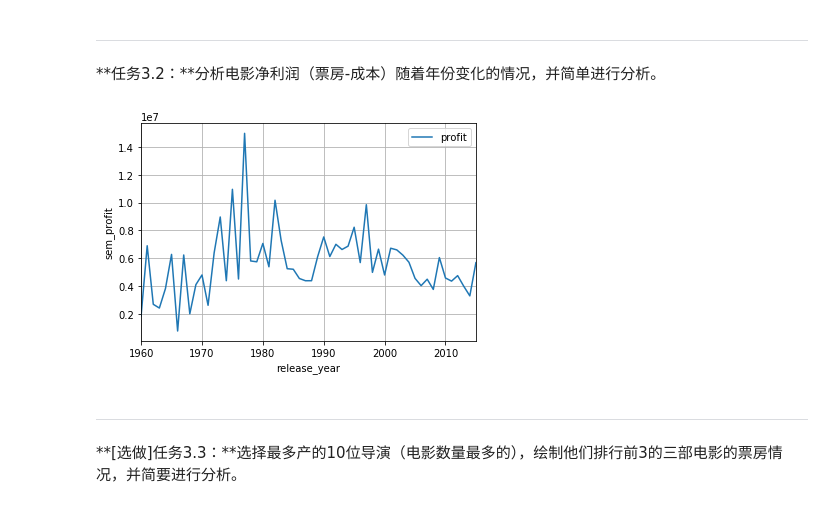
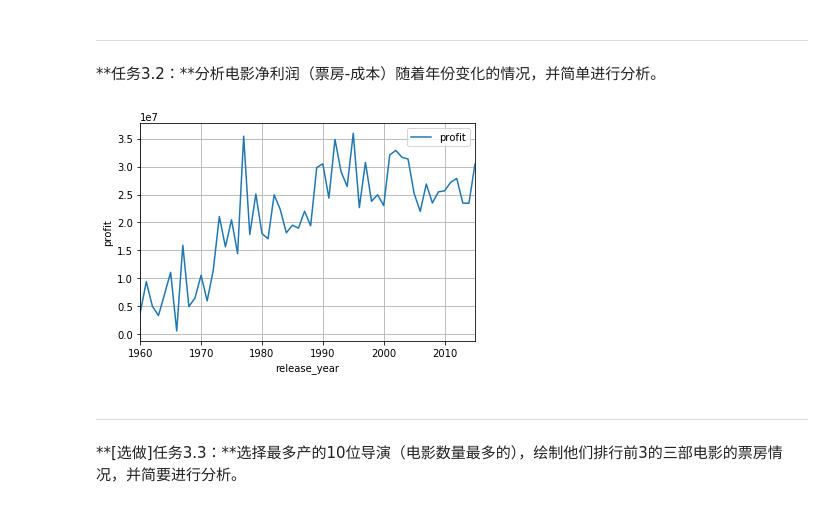
Before and after one commit to amorvos/AIPND-cn, a Jupyter notebook: P2_Explore_Movie_Dataset/Explore Movie Dataset.ipynb, the cells around one changed output. Cells and saved outputs as stored; diff of their text form; code cells hidden in the pictures.

```diff
--- a/P2_Explore_Movie_Dataset/Explore Movie Dataset.ipynb
+++ b/P2_Explore_Movie_Dataset/Explore Movie Dataset.ipynb
@@ -224,17 +224,17 @@ plt.scatter(data = pop_data, x = 'popularity', y = 'original_title')
 # %%
 movie_data['profit'] = movie_data['revenue'] - movie_data['budget']
 movie_data.index = movie_data['release_year']
-new_array = movie_data.groupby('release_year', as_index=True)['profit'].sem()
+new_array = movie_data.groupby('release_year', as_index=True)['profit'].mean()
 
 profit_data = pd.DataFrame(new_array)
 profit_data.plot()
 
 plt.xlabel('release_year')
-plt.ylabel('sem_profit')
+plt.ylabel('profit')
 plt.grid(True)
 # 上个世纪80年代电影利润很好，近年来电影例如有所下滑
 # %% [output]
-[figure, old version]
+[figure, new version]
 # %% [markdown]
 ---
 
```
Also changed, not shown: 2 other files.
